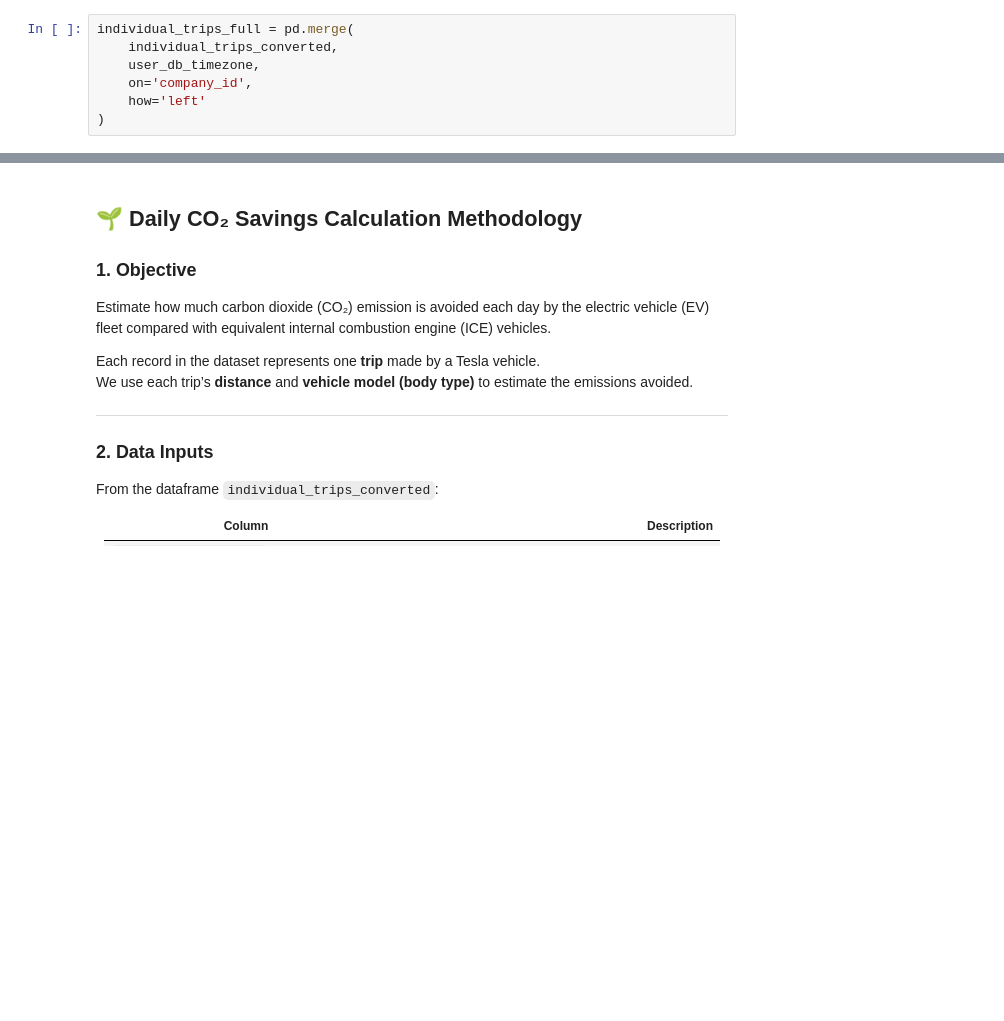
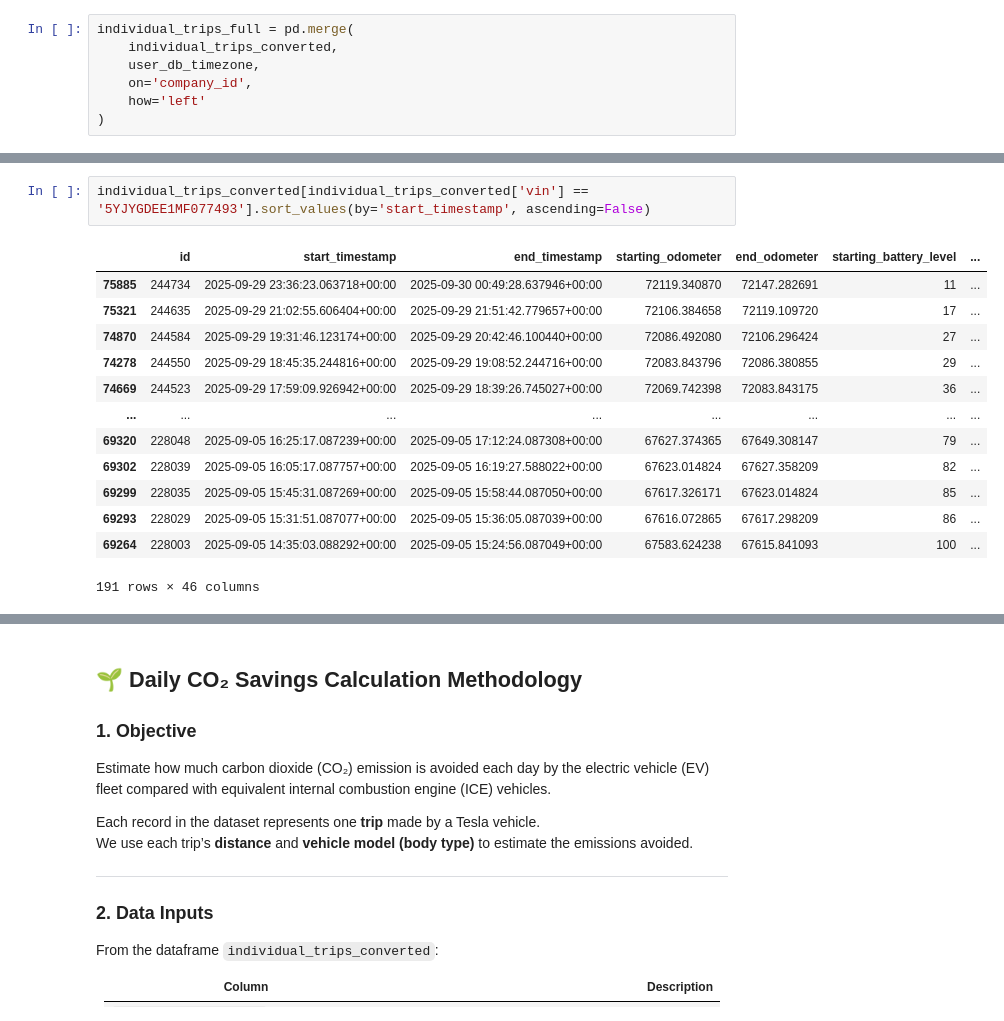
Before and after one commit to ZEVA-Global-Inc/ZEVA_data_storytelling, a Jupyter notebook: zeva_storytelling.ipynb, the cells around one changed output, grey strips where cells are left out. Drawn from its saved outputs; the diff is of its cells as text; blank space fills up the shorter version.

```diff
--- a/zeva_storytelling.ipynb
+++ b/zeva_storytelling.ipynb
@@ -1162,0 +1303,16 @@ print(fleet_monthly_avg[['trip_month', 'total_distance_km', 'num_active_vehicles
+# %%
+individual_trips_converted[individual_trips_converted['vin'] == '5YJYGDEE1MF077493'].sort_values(by='start_timestamp', ascending=False)
+# %% [output]
+|  | id | start_timestamp | end_timestamp | starting_odometer | end_odometer | starting_battery_level | ... |
+| 75885 | 244734 | 2025-09-29 23:36:23.063718+00:00 | 2025-09-30 00:49:28.637946+00:00 | 72119.340870 | 72147.282691 | 11 | ... |
+| 75321 | 244635 | 2025-09-29 21:02:55.606404+00:00 | 2025-09-29 21:51:42.779657+00:00 | 72106.384658 | 72119.109720 | 17 | ... |
+| 74870 | 244584 | 2025-09-29 19:31:46.123174+00:00 | 2025-09-29 20:42:46.100440+00:00 | 72086.492080 | 72106.296424 | 27 | ... |
+| 74278 | 244550 | 2025-09-29 18:45:35.244816+00:00 | 2025-09-29 19:08:52.244716+00:00 | 72083.843796 | 72086.380855 | 29 | ... |
+| 74669 | 244523 | 2025-09-29 17:59:09.926942+00:00 | 2025-09-29 18:39:26.745027+00:00 | 72069.742398 | 72083.843175 | 36 | ... |
+| ... | ... | ... | ... | ... | ... | ... | ... |
+| 69320 | 228048 | 2025-09-05 16:25:17.087239+00:00 | 2025-09-05 17:12:24.087308+00:00 | 67627.374365 | 67649.308147 | 79 | ... |
+| 69302 | 228039 | 2025-09-05 16:05:17.087757+00:00 | 2025-09-05 16:19:27.588022+00:00 | 67623.014824 | 67627.358209 | 82 | ... |
+| 69299 | 228035 | 2025-09-05 15:45:31.087269+00:00 | 2025-09-05 15:58:44.087050+00:00 | 67617.326171 | 67623.014824 | 85 | ... |
+| 69293 | 228029 | 2025-09-05 15:31:51.087077+00:00 | 2025-09-05 15:36:05.087039+00:00 | 67616.072865 | 67617.298209 | 86 | ... |
+| 69264 | 228003 | 2025-09-05 14:35:03.088292+00:00 | 2025-09-05 15:24:56.087049+00:00 | 67583.624238 | 67615.841093 | 100 | ... |
+191 rows × 46 columns
```
Also changed, not shown: parts of 22 cells of this notebook.
